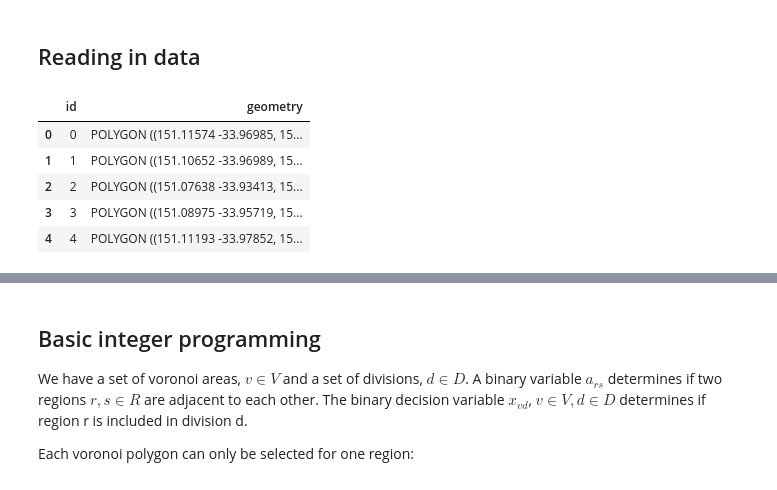
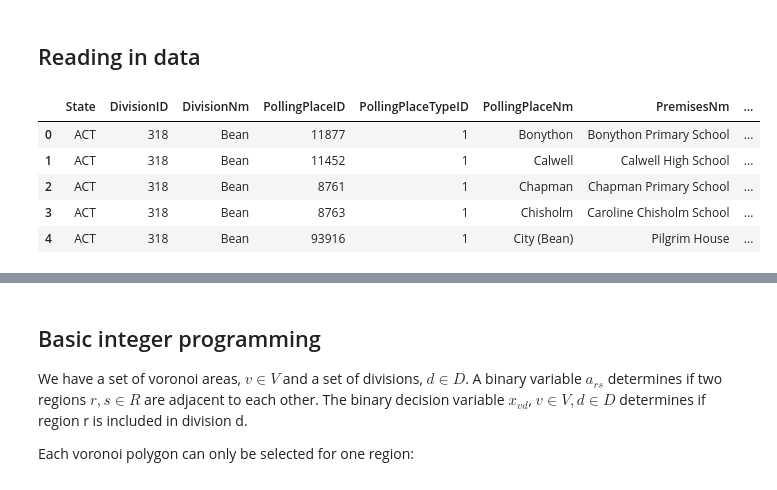
Before and after one commit to RachelBunder/gerrymandering_australia, a Jupyter notebook: explore/ip.ipynb, the cells around one changed output, grey strips where cells are left out. Drawn from its saved outputs; the diff is of its cells as text; code cells hidden in the pictures.

```diff
--- a/explore/ip.ipynb
+++ b/explore/ip.ipynb
@@ -8,15 +9,15 @@ import shapely as sp
 # %% [markdown]
 ## Reading in data
 # %%
-nsw_data = gpd.read_file("data/20190518/nsw_calculated.geojson")
+nsw_data = gpd.read_file("../data/20190518/act_calculated.geojson")
 nsw_data.head()
 # %% [output]
-|  | id | geometry |
-| 0 | 0 | POLYGON ((151.11574 -33.96985, 15... |
-| 1 | 1 | POLYGON ((151.10652 -33.96989, 15... |
-| 2 | 2 | POLYGON ((151.07638 -33.93413, 15... |
-| 3 | 3 | POLYGON ((151.08975 -33.95719, 15... |
-| 4 | 4 | POLYGON ((151.11193 -33.97852, 15... |
+|  | State | DivisionID | DivisionNm | PollingPlaceID | PollingPlaceTypeID | PollingPlaceNm | PremisesNm | ... |
+| 0 | ACT | 318 | Bean | 11877 | 1 | Bonython | Bonython Primary School | ... |
+| 1 | ACT | 318 | Bean | 11452 | 1 | Calwell | Calwell High School | ... |
+| 2 | ACT | 318 | Bean | 8761 | 1 | Chapman | Chapman Primary School | ... |
+| 3 | ACT | 318 | Bean | 8763 | 1 | Chisholm | Caroline Chisholm School | ... |
+| 4 | ACT | 318 | Bean | 93916 | 1 | City (Bean) | Pilgrim House | ... |
 # %%
 ex_poly = nsw_data["geometry"].iloc[0]
 ex_poly1 = nsw_data["geometry"].iloc[1]
```
Also changed, not shown: parts of 11 cells of this notebook.
